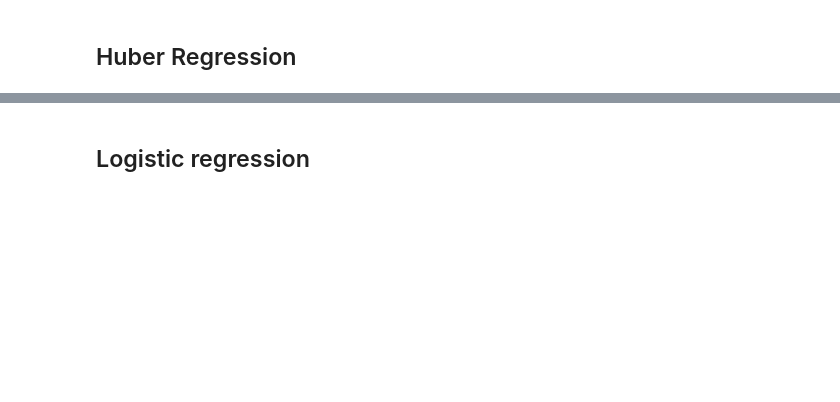
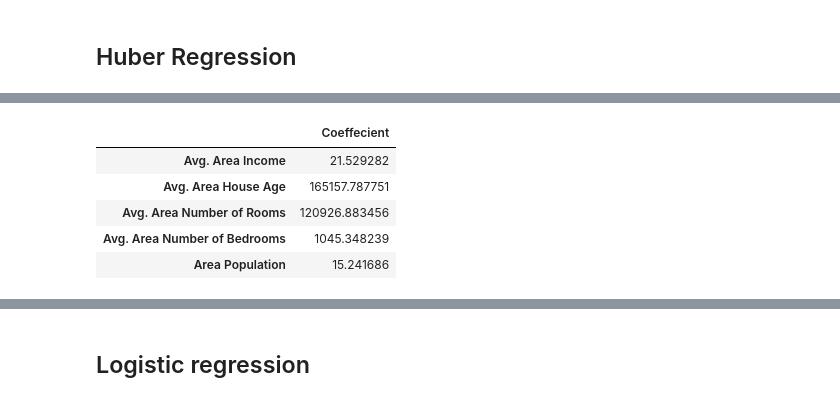
Before and after one commit to harikrishnad1997/Python-Training-experiments, a Jupyter notebook: 03-Regression-model-basics.ipynb, the cells around one changed output, grey strips where cells are left out. Cells and saved outputs as stored; diff of their text form; code cells hidden in the pictures; blank space fills up the shorter version.

```diff
--- a/03-Regression-model-basics.ipynb
+++ b/03-Regression-model-basics.ipynb
@@ -123,0 +218,11 @@ predictions = huber.predict(X_test)
+# %%
+coeffecients = pd.DataFrame(lm.coef_,X.columns)
+coeffecients.columns = ['Coeffecient']
+coeffecients
+# %% [output]
+|  | Coeffecient |
+| Avg. Area Income | 21.529282 |
+| Avg. Area House Age | 165157.787751 |
+| Avg. Area Number of Rooms | 120926.883456 |
+| Avg. Area Number of Bedrooms | 1045.348239 |
+| Area Population | 15.241686 |
```
Also changed, not shown: parts of 40 cells of this notebook.
